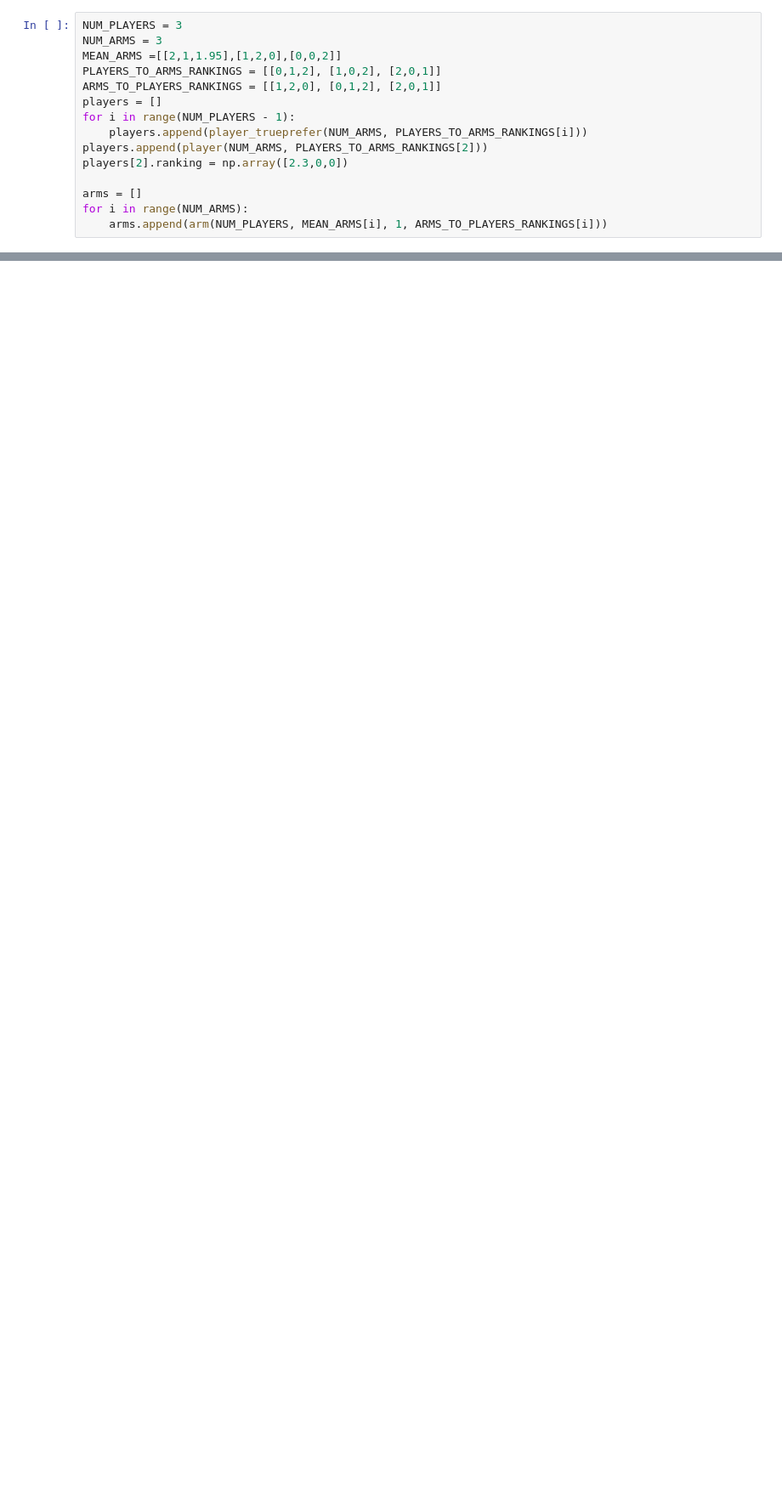
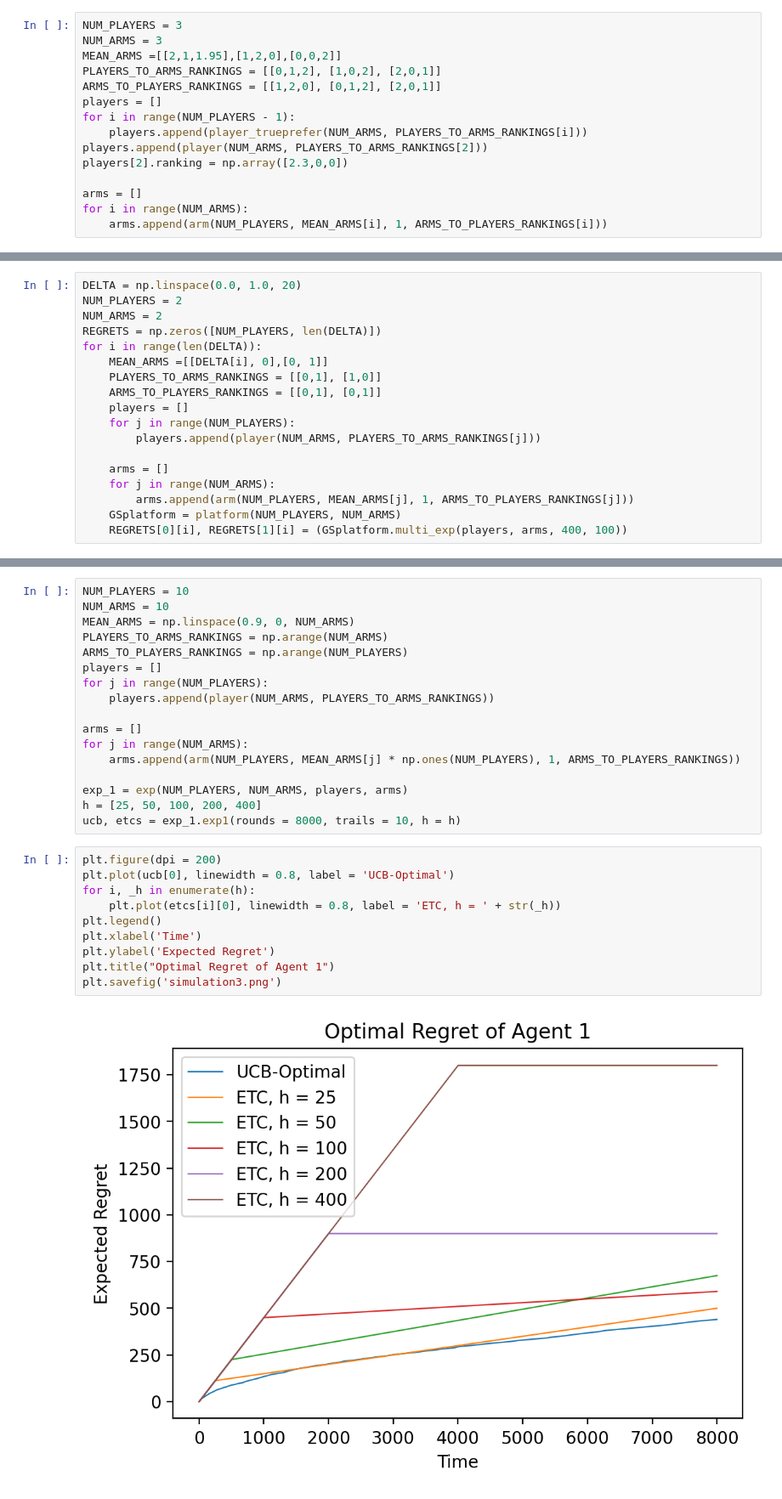
Before and after one commit to TaoHuang13/Multi-Agents, a Jupyter notebook: CBIMM.ipynb, the cells around one changed output, grey strips where cells are left out. Shown: that part at 85% size. Saved outputs shown, nothing was run; the diff lists cells and outputs as text; blank space fills up the shorter version.

```diff
--- a/CBIMM.ipynb
+++ b/CBIMM.ipynb
@@ -215,0 +346,18 @@ GSplatform.multi_exp(players, arms, 200, 1)
+# %%
+DELTA = np.linspace(0.0, 1.0, 20)
+NUM_PLAYERS = 2
+NUM_ARMS = 2
+REGRETS = np.zeros([NUM_PLAYERS, len(DELTA)])
+for i in range(len(DELTA)):
+    MEAN_ARMS =[[DELTA[i], 0],[0, 1]]
+    PLAYERS_TO_ARMS_RANKINGS = [[0,1], [1,0]]
+    ARMS_TO_PLAYERS_RANKINGS = [[0,1], [0,1]]
+    players = []
+    for j in range(NUM_PLAYERS):
+        players.append(player(NUM_ARMS, PLAYERS_TO_ARMS_RANKINGS[j]))
+
+    arms = []
+    for j in range(NUM_ARMS):
+        arms.append(arm(NUM_PLAYERS, MEAN_ARMS[j], 1, ARMS_TO_PLAYERS_RANKINGS[j]))
+    GSplatform = platform(NUM_PLAYERS, NUM_ARMS)
+    REGRETS[0][i], REGRETS[1][i] = (GSplatform.multi_exp(players, arms, 400, 100))
@@ -215,0 +605,29 @@ GSplatform.multi_exp(players, arms, 200, 1)
+# %%
+NUM_PLAYERS = 10
+NUM_ARMS = 10
+MEAN_ARMS = np.linspace(0.9, 0, NUM_ARMS)
+PLAYERS_TO_ARMS_RANKINGS = np.arange(NUM_ARMS)
+ARMS_TO_PLAYERS_RANKINGS = np.arange(NUM_PLAYERS)
+players = []
+for j in range(NUM_PLAYERS):
+    players.append(player(NUM_ARMS, PLAYERS_TO_ARMS_RANKINGS))
+
+arms = []
+for j in range(NUM_ARMS):
+    arms.append(arm(NUM_PLAYERS, MEAN_ARMS[j] * np.ones(NUM_PLAYERS), 1, ARMS_TO_PLAYERS_RANKINGS))
+
+exp_1 = exp(NUM_PLAYERS, NUM_ARMS, players, arms)
+h = [25, 50, 100, 200, 400]
+ucb, etcs = exp_1.exp1(rounds = 8000, trails = 10, h = h)
+# %%
+plt.figure(dpi = 200)
+plt.plot(ucb[0], linewidth = 0.8, label = 'UCB-Optimal')
+for i, _h in enumerate(h):
+    plt.plot(etcs[i][0], linewidth = 0.8, label = 'ETC, h = ' + str(_h))
+plt.legend()
+plt.xlabel('Time')
+plt.ylabel('Expected Regret')
+plt.title("Optimal Regret of Agent 1")
+plt.savefig('simulation3.png')
+# %% [output]
+[figure, added]
```
Also changed, not shown: parts of 11 cells of this notebook.
